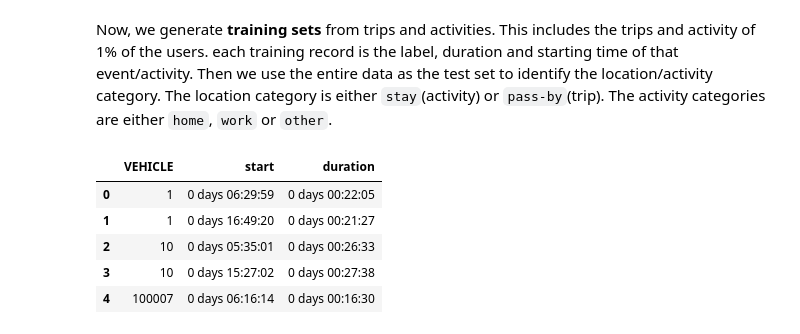
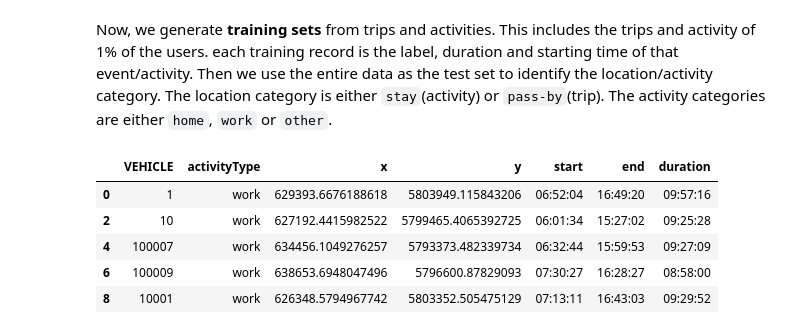
Before and after one commit to zahraeftekhar/PythonProcessingOfMATSimOutputs, a Jupyter notebook: _2_groundtruthODmatrix.ipynb, the cells around one changed output. Cells and saved outputs as stored; diff of their text form; code cells hidden in the pictures.

```diff
--- a/_2_groundtruthODmatrix.ipynb
+++ b/_2_groundtruthODmatrix.ipynb
@@ -241,14 +241,14 @@ with open('{a}activity_df.pickle'.format(a=savingLoc), 'rb') as handle:
 with open("{a}trip_df.pickle".format(a=savingLoc), 'rb') as handle:
     trips = pickle.load(handle)
 # %%
-trips.head()
+work.head()
 # %% [output]
-|  | VEHICLE | start | duration |
-| 0 | 1 | 0 days 06:29:59 | 0 days 00:22:05 |
-| 1 | 1 | 0 days 16:49:20 | 0 days 00:21:27 |
-| 2 | 10 | 0 days 05:35:01 | 0 days 00:26:33 |
-| 3 | 10 | 0 days 15:27:02 | 0 days 00:27:38 |
-| 4 | 100007 | 0 days 06:16:14 | 0 days 00:16:30 |
+|  | VEHICLE | activityType | x | y | start | end | duration |
+| 0 | 1 | work | 629393.6676188618 | 5803949.115843206 | 06:52:04 | 16:49:20 | 09:57:16 |
+| 2 | 10 | work | 627192.4415982522 | 5799465.4065392725 | 06:01:34 | 15:27:02 | 09:25:28 |
+| 4 | 100007 | work | 634456.1049276257 | 5793373.482339734 | 06:32:44 | 15:59:53 | 09:27:09 |
+| 6 | 100009 | work | 638653.6948047496 | 5796600.87829093 | 07:30:27 | 16:28:27 | 08:58:00 |
+| 8 | 10001 | work | 626348.5794967742 | 5803352.505475129 | 07:13:11 | 16:43:03 | 09:29:52 |
 # %%
 s=0
 seed = 101
```
Also changed, not shown: parts of 3 cells of this notebook.
